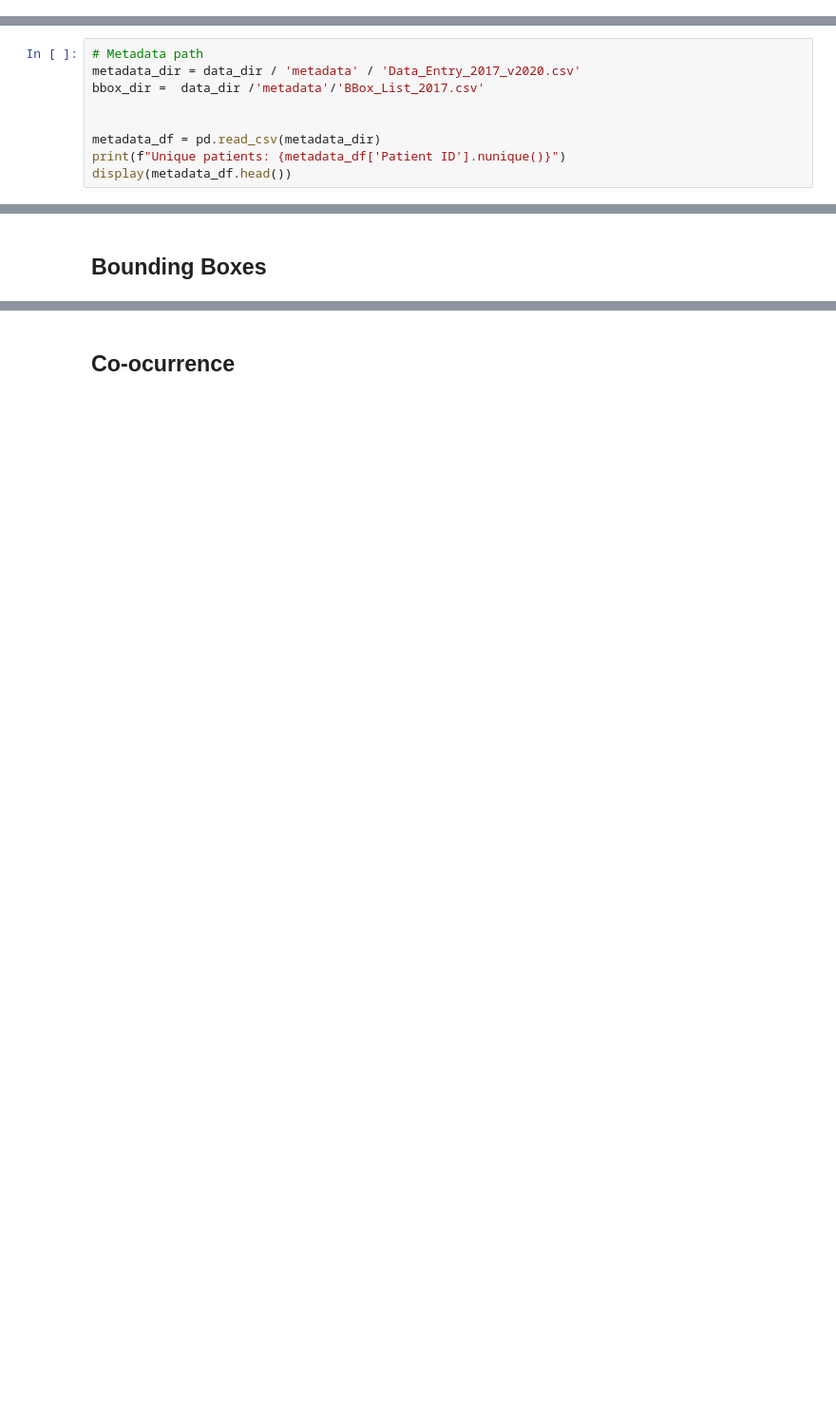
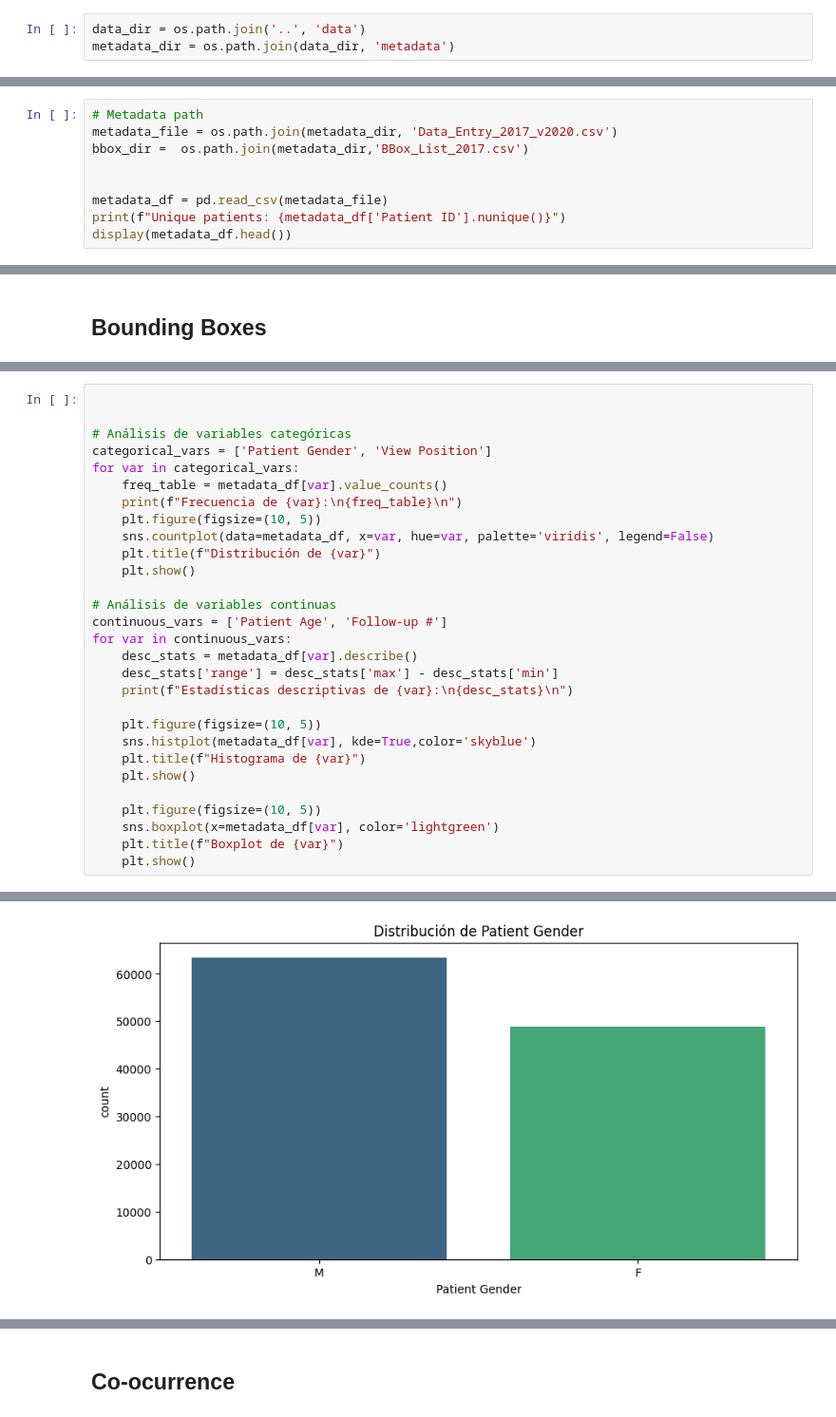
Before and after one commit to RodriguezMarta/ChestX-ray8_classification, a Jupyter notebook: notebooks/01_EDA.ipynb, the cells around one changed output, grey strips where cells are left out. Shown at 95% size. Cells and saved outputs as stored; diff of their text form; blank space fills up the shorter version.

```diff
--- a/notebooks/01_EDA.ipynb
+++ b/notebooks/01_EDA.ipynb
@@ -18,2 +16,5 @@ data_dir = Path.cwd().parent / 'data'
+# %%
+data_dir = os.path.join('..', 'data')
+metadata_dir = os.path.join(data_dir, 'metadata')
 # %%
 # Check if we have all images
@@ -34,10 +37,10 @@ Number of images: 112120
 # %%
 # Metadata path
-metadata_dir = data_dir / 'metadata' / 'Data_Entry_2017_v2020.csv'
-bbox_dir =  data_dir /'metadata'/'BBox_List_2017.csv'
+metadata_file = os.path.join(metadata_dir, 'Data_Entry_2017_v2020.csv')
+bbox_dir =  os.path.join(metadata_dir,'BBox_List_2017.csv')
 
 
-metadata_df = pd.read_csv(metadata_dir)
+metadata_df = pd.read_csv(metadata_file)
 print(f"Unique patients: {metadata_df['Patient ID'].nunique()}")
 display(metadata_df.head())
 # %% [output]
@@ -172,0 +109,30 @@ plt.show()
+# %%
+
+
+# Análisis de variables categóricas
+categorical_vars = ['Patient Gender', 'View Position']
+for var in categorical_vars:
+    freq_table = metadata_df[var].value_counts()
+    print(f"Frecuencia de {var}:\n{freq_table}\n")
+    plt.figure(figsize=(10, 5))
+    sns.countplot(data=metadata_df, x=var, hue=var, palette='viridis', legend=False)
+    plt.title(f"Distribución de {var}")
+    plt.show()
+
+# Análisis de variables continuas
+continuous_vars = ['Patient Age', 'Follow-up #']
+for var in continuous_vars:
+    desc_stats = metadata_df[var].describe()
+    desc_stats['range'] = desc_stats['max'] - desc_stats['min']
+    print(f"Estadísticas descriptivas de {var}:\n{desc_stats}\n")
+
+    plt.figure(figsize=(10, 5))
+    sns.histplot(metadata_df[var], kde=True,color='skyblue')
+    plt.title(f"Histograma de {var}")
+    plt.show()
+
+    plt.figure(figsize=(10, 5))
+    sns.boxplot(x=metadata_df[var], color='lightgreen')
+    plt.title(f"Boxplot de {var}")
+    plt.show()
+# %% [output]
@@ -172,0 +144 @@ plt.show()
+[figure, added]
```
Also changed, not shown: parts of 24 cells of this notebook.
